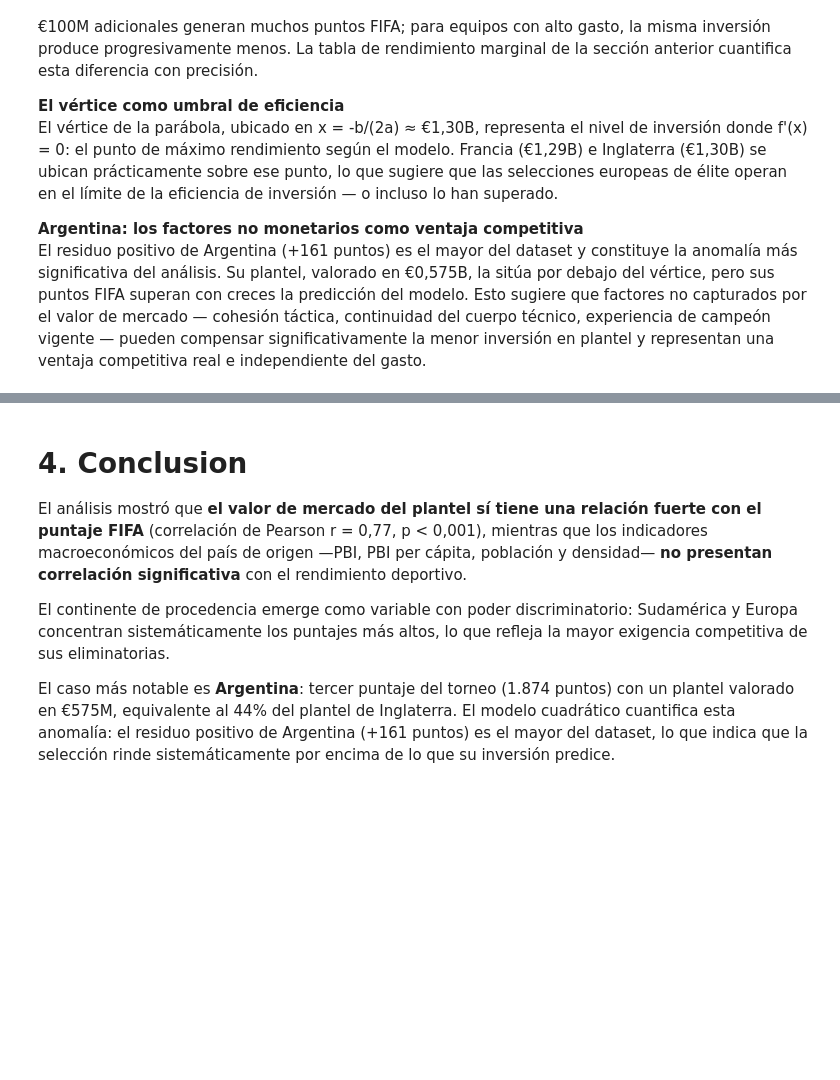
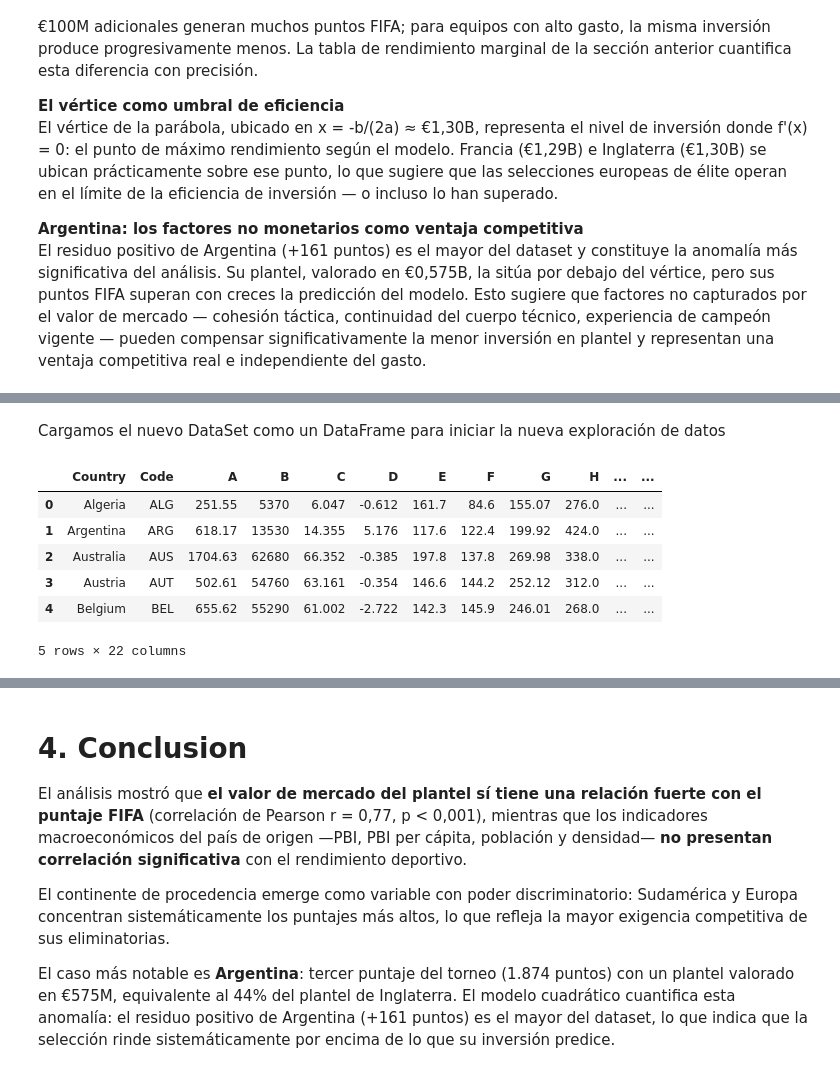
Before and after one commit to gleo1973/tp-laboratorio-mcag-1c2026, a Jupyter notebook: Laboratorio_TP_2026_vf.ipynb, the cells around one changed output, grey strips where cells are left out. Saved outputs shown, nothing was run; the diff lists cells and outputs as text; code cells hidden in the pictures; blank space fills up the shorter version.

```diff
--- a/Laboratorio_TP_2026_vf.ipynb
+++ b/Laboratorio_TP_2026_vf.ipynb
@@ -1251,0 +1261,14 @@ representan una ventaja competitiva real e independiente del gasto.
+# %% [markdown]
+Cargamos el nuevo DataSet como un DataFrame para iniciar la nueva exploración de datos
+# %%
+df_EI = pd.read_csv("datos/processed/Economic_Indicators.csv")
+# %%
+df_EI.head()
+# %% [output]
+|  | Country | Code | A | B | C | D | E | F | G | H | ... | ... |
+| 0 | Algeria | ALG | 251.55 | 5370 | 6.047 | -0.612 | 161.7 | 84.6 | 155.07 | 276.0 | ... | ... |
+| 1 | Argentina | ARG | 618.17 | 13530 | 14.355 | 5.176 | 117.6 | 122.4 | 199.92 | 424.0 | ... | ... |
+| 2 | Australia | AUS | 1704.63 | 62680 | 66.352 | -0.385 | 197.8 | 137.8 | 269.98 | 338.0 | ... | ... |
+| 3 | Austria | AUT | 502.61 | 54760 | 63.161 | -0.354 | 146.6 | 144.2 | 252.12 | 312.0 | ... | ... |
+| 4 | Belgium | BEL | 655.62 | 55290 | 61.002 | -2.722 | 142.3 | 145.9 | 246.01 | 268.0 | ... | ... |
+5 rows × 22 columns
```
Also changed, not shown: parts of 27 cells of this notebook.
